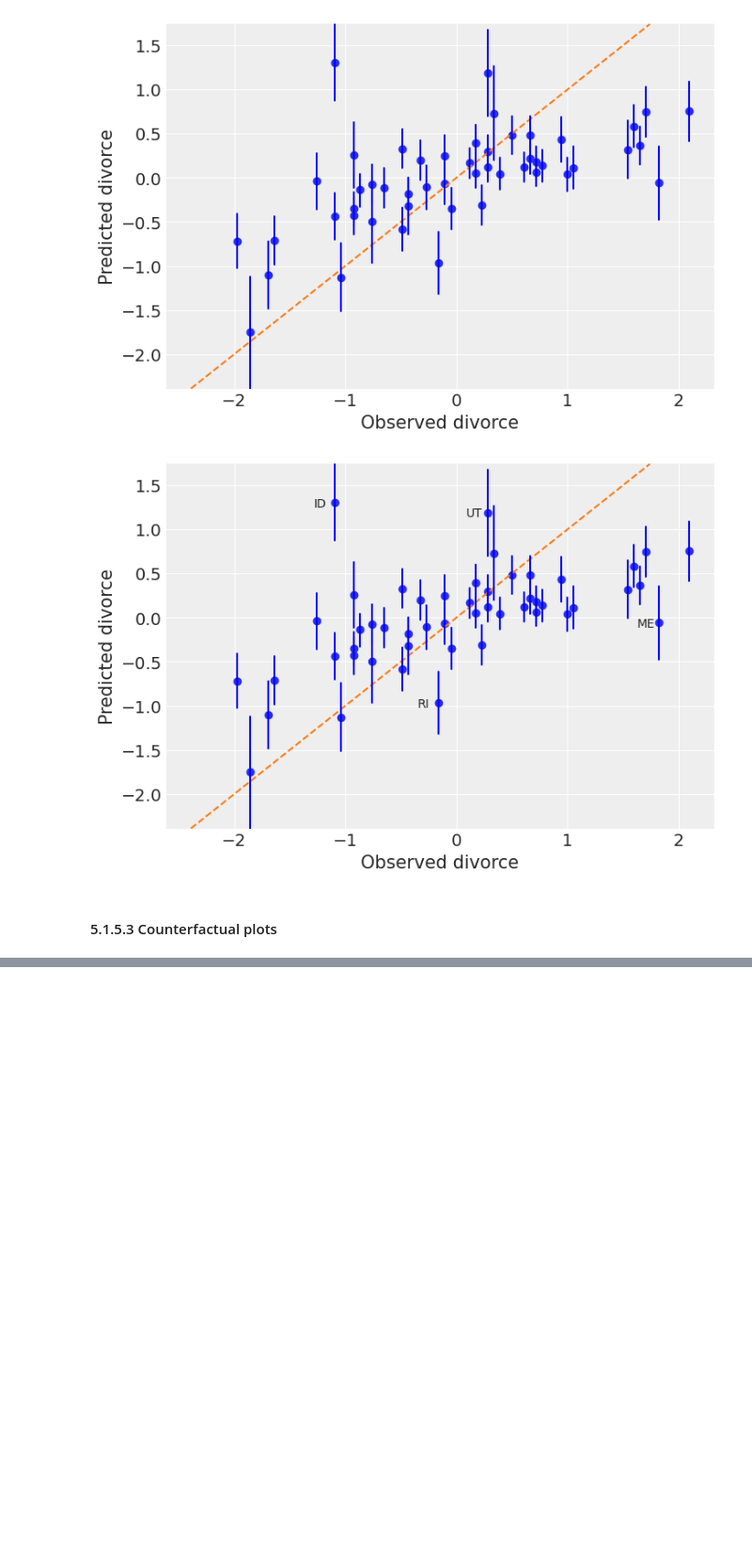
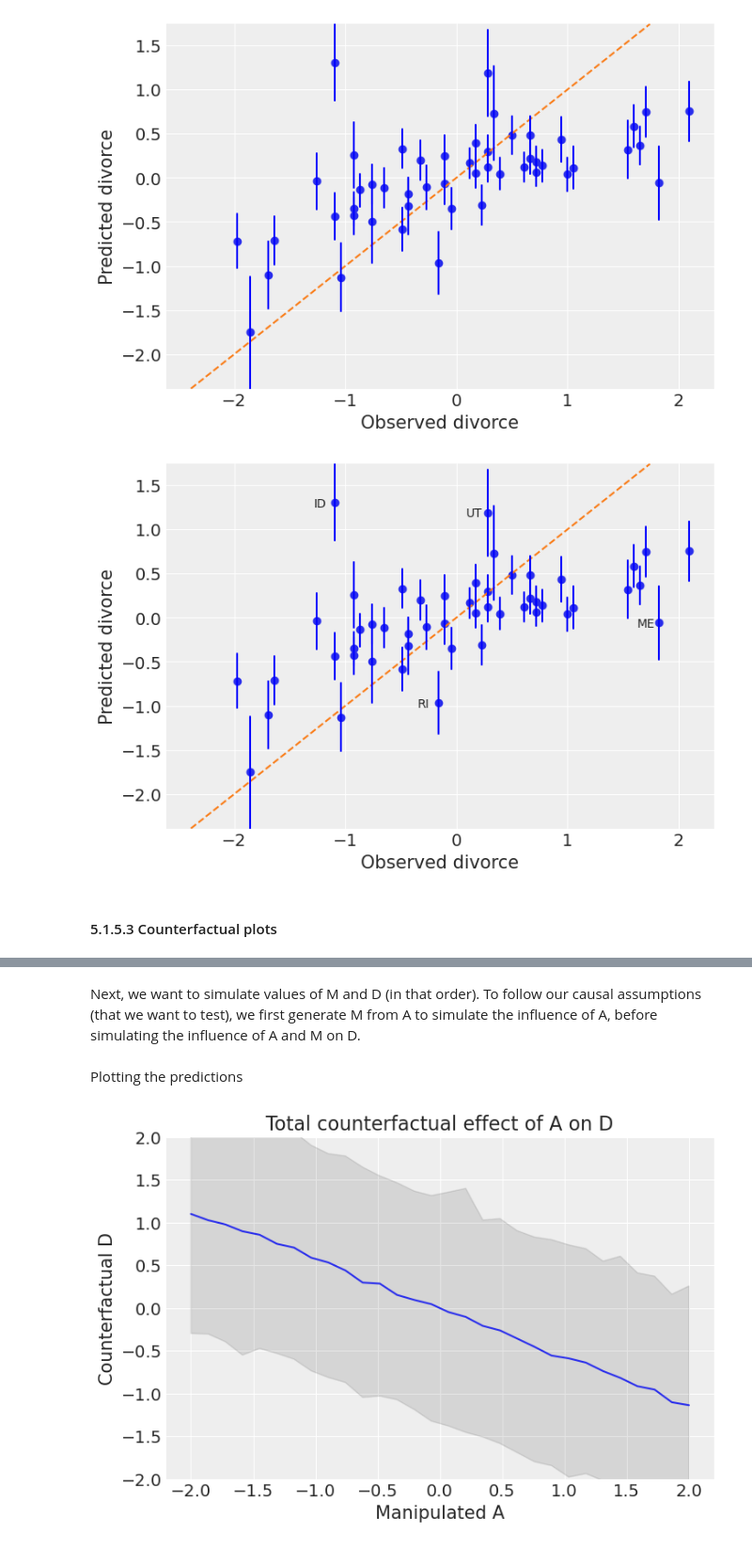
Before and after one commit to krademaker/Pyro, a Jupyter notebook: learning_numpyro/notebooks/SR_ch_5_numpyro.ipynb, the cells around one changed output, grey strips where cells are left out. Shown at 94% size. Drawn from its saved outputs; the diff is of its cells as text; code cells hidden in the pictures; blank space fills up the shorter version.

```diff
--- a/learning_numpyro/notebooks/SR_ch_5_numpyro.ipynb
+++ b/learning_numpyro/notebooks/SR_ch_5_numpyro.ipynb
@@ -554,0 +560,7 @@ fig
+# %%
+# 5.19
+WaffleDivorce = pd.read_csv("../data/WaffleDivorce.csv", sep=";")
+d = WaffleDivorce
+d["A"] = d.MedianAgeMarriage.pipe(lambda x: (x - x.mean()) / x.std())
+d["D"] = d.Divorce.pipe(lambda x: (x - x.mean()) / x.std())
+d["M"] = d.Marriage.pipe(lambda x: (x - x.mean()) / x.std())
@@ -554,0 +582,13 @@ fig
+# %%
+m5_3_A = AutoLaplaceApproximation(model)
+svi = SVI(
+    model,
+    m5_3_A,
+    optim.Adam(0.1),
+    Trace_ELBO(),
+    A = d.A.values,
+    M = d.M.values,
+    D = d.D.values,
+)
+svi_result = svi.run(random.PRNGKey(0), 1000)
+p5_3_A = svi_result.params
@@ -554,0 +614,4 @@ fig
+# %%
+# 5.20
+A_seq = jnp.linspace(-2, 2, num=30)
+A_seq
@@ -554,0 +625,25 @@ fig
+# %% [markdown]
+Next, we want to simulate values of M and D (in that order). To follow our causal assumptions (that we want to test), we first generate M from A to simulate the influence of A, before simulating the influence of A and M on D.
+# %%
+# prep data
+sim_dat = dict(A=A_seq)
+
+# simulate M and then D, using simulated data
+post = m5_3_A.sample_posterior(random.PRNGKey(1), p5_3_A, (1000,))
+s = Predictive(m5_3_A.model, post)(random.PRNGKey(2), **sim_dat)
+# %% [markdown]
+Plotting the predictions
+# %%
+# 5.22
+plt.plot(sim_dat['A'], jnp.mean(s['D'], 0))
+plt.gca().set(ylim=(-2,2),xlabel='Manipulated A',ylabel='Counterfactual D')
+plt.fill_between(
+    sim_dat['A'],
+    *jnp.percentile(s['D'], q=jnp.array([5.5,94.5]), axis=0),
+    color='k',
+    alpha=0.1
+)
+plt.title("Total counterfactual effect of A on D")
+plt.show()
+# %% [output]
+[figure, added]
```
Also changed, not shown: parts of 54 cells of this notebook.
